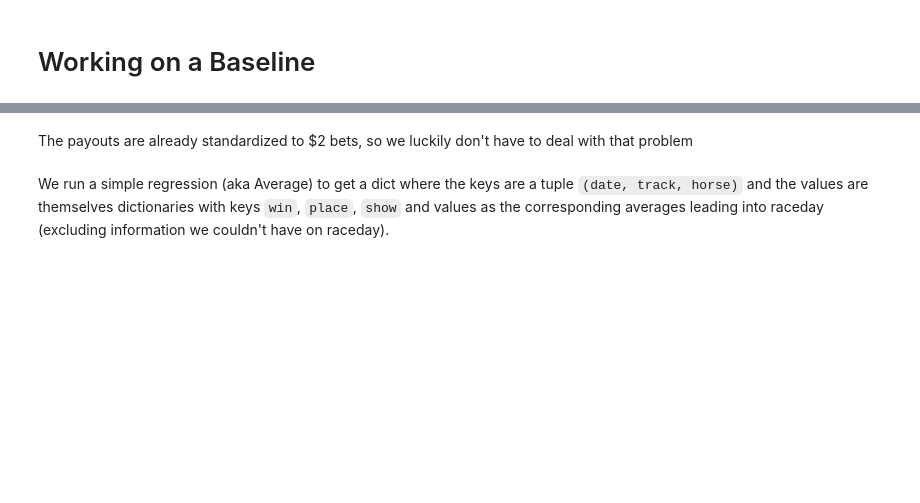
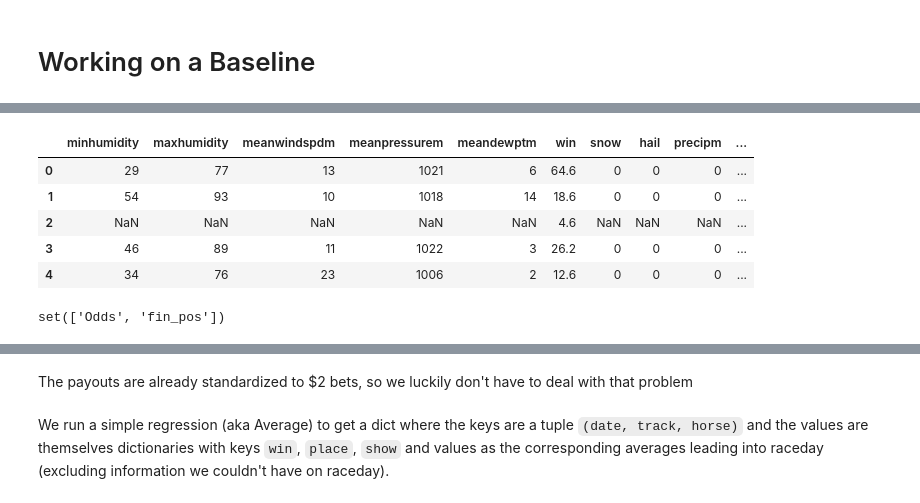
Before and after one commit to gebailey23/prettyponies, a Jupyter notebook: Making Models-William.ipynb, the cells around one changed output, grey strips where cells are left out. Drawn from its saved outputs; the diff is of its cells as text; code cells hidden in the pictures; blank space fills up the shorter version.

```diff
--- a/Making Models-William.ipynb
+++ b/Making Models-William.ipynb
@@ -80,0 +89,48 @@ set(['minhumidity', 'maxhumidity', 'meanwindspdm', 'meanpressurem', 'meandewptm'
+# %%
+notcols_train = ["racenum", "place", "show", "fin_pos"]
+temp_train = list(set(traindf.columns) - set(notcols_train))
+notcols_test = ["place", "show"]
+temp_test = list(set(testdf.columns) - set(notcols_test))
+
+xtrain = xtrain[temp_train]
+xtrain = xtrain.reset_index().drop('index', axis=1)
+excepts = []
+for index in xtrain.index:
+    try:
+        xtrain["post"].loc[index] = only_numerics(xtrain["post"].loc[index])
+    except Exception, e:
+        excepts.append(str(e))
+        xtrain["post"].loc[index] = 0.0
+ytrain = xtrain["win"]
+
+xtest = testdf[temp_test]
+xtest = xtest.reset_index().drop('index', axis=1)
+excepts1 = []
+for index in xtest.index:
+    try:
+        xtest["post"].loc[index] = only_numerics(xtest["post"].loc[index])
+    except Exception, e:
+        excepts1.append(str(e))
+        xtest["post"].loc[index] = 0.0
+ytest = testdf["win"]
+
+posts = xtrain.post.unique()
+tracks = xtrain.track.unique()
+
+#make a column for each genre and fill with true or false
+for post in posts:
+    xtrain[post] = [post == row for row in xtrain.post]
+    xtest[post] = [post == row for row in xtest.post]
+
+for track in tracks:
+    xtrain[track] = [track == row for row in xtrain.track]
+    xtest[track] = [track == row for row in xtest.track]
+
+xtrain.head()
+# %% [output]
+|  | minhumidity | maxhumidity | meanwindspdm | meanpressurem | meandewptm | win | snow | hail | precipm | ... |
+| 0 | 29 | 77 | 13 | 1021 | 6 | 64.6 | 0 | 0 | 0 | ... |
+| 1 | 54 | 93 | 10 | 1018 | 14 | 18.6 | 0 | 0 | 0 | ... |
+| 2 | NaN | NaN | NaN | NaN | NaN | 4.6 | NaN | NaN | NaN | ... |
+| 3 | 46 | 89 | 11 | 1022 | 3 | 26.2 | 0 | 0 | 0 | ... |
+| 4 | 34 | 76 | 23 | 1006 | 2 | 12.6 | 0 | 0 | 0 | ... |
@@ -80,0 +183,4 @@ set(['minhumidity', 'maxhumidity', 'meanwindspdm', 'meanpressurem', 'meandewptm'
+# %%
+print  set(xtest.columns) - set(xtrain.columns)
+# %% [output]
+set(['Odds', 'fin_pos'])
```
Also changed, not shown: parts of 12 cells of this notebook.
